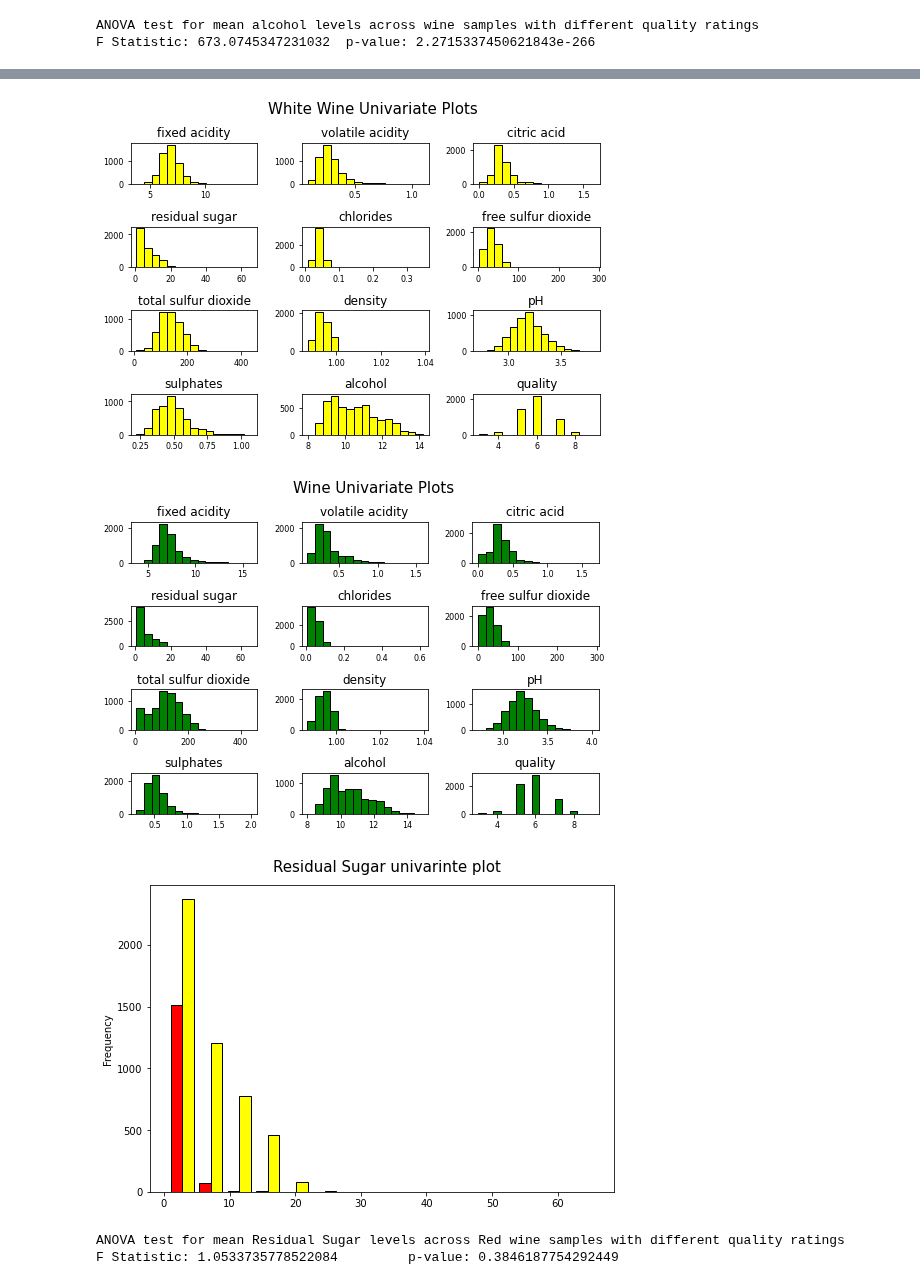
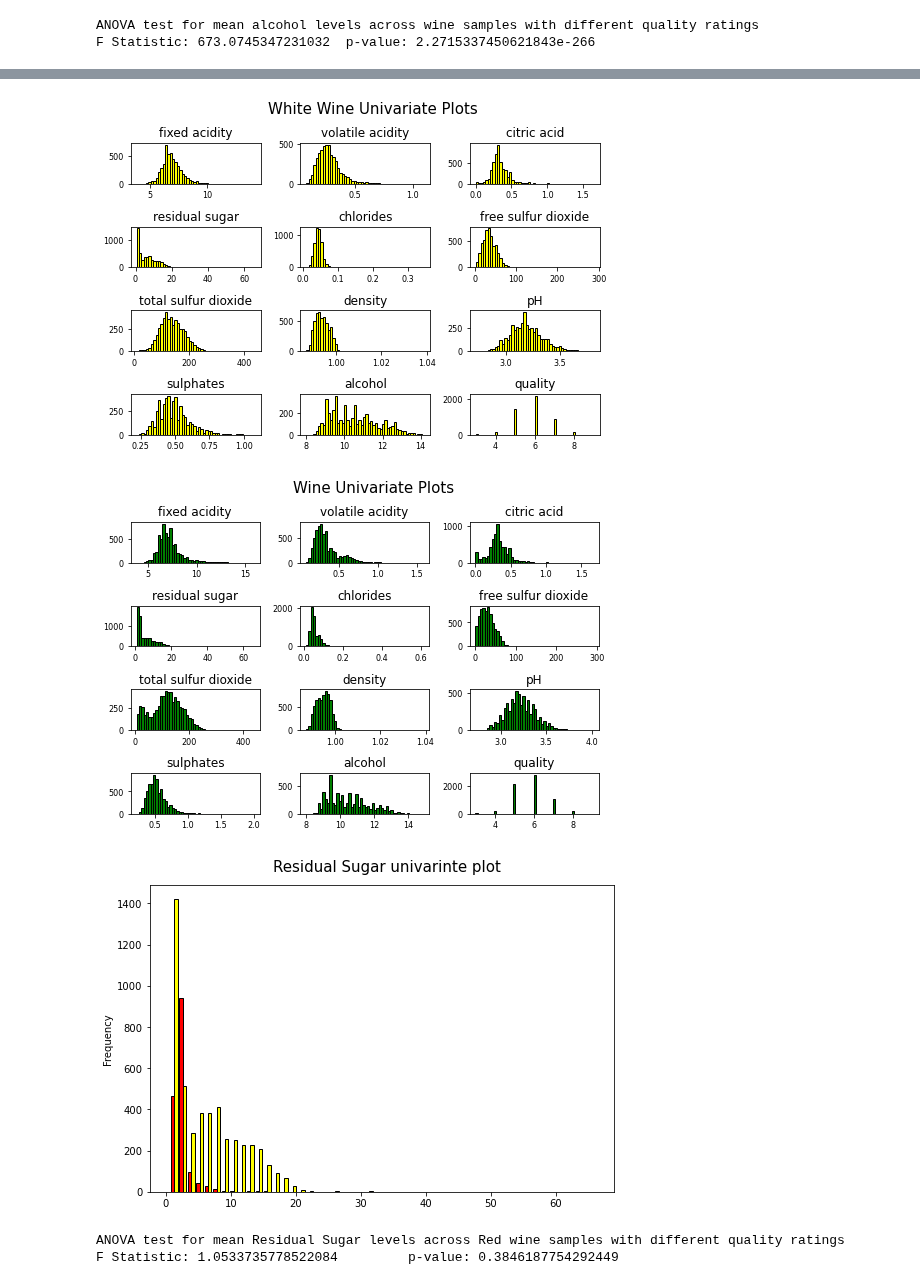
Before and after one commit to Jacopo-Spadon/Wine-not, a Jupyter notebook: Wine not data Wrangling.ipynb, the cells around one changed output, grey strips where cells are left out. Saved outputs shown, nothing was run; the diff lists cells and outputs as text; code cells hidden in the pictures.

```diff
--- a/Wine not data Wrangling.ipynb
+++ b/Wine not data Wrangling.ipynb
@@ -221,37 +240,37 @@ rt = plt.suptitle('Red Wine Univariate Plots', x=0.65, y=1.25, fontsize=15)
 # %%
 #Univariate Analysis White
 
-white_df.hist(bins=15, color='yellow', edgecolor='black', linewidth=1.0, xlabelsize=8, ylabelsize=8, grid=False)
+white_df.hist(bins=50, color='yellow', edgecolor='black', linewidth=1.0, xlabelsize=8, ylabelsize=8, grid=False)
 
 plt.tight_layout(rect=(0, 0, 1.2, 1.2))
 
 rt = plt.suptitle('White Wine Univariate Plots', x=0.65, y=1.25, fontsize=15)
 # %% [output]
-[figure, old version]
+[figure, new version]
 # %%
 #Univariate Analysis Wine
 
-wines.hist(bins=15, color='green', edgecolor='black', linewidth=1.0, xlabelsize=8, ylabelsize=8, grid=False)
+wines.hist(bins=50, color='green', edgecolor='black', linewidth=1.0, xlabelsize=8, ylabelsize=8, grid=False)
 
 plt.tight_layout(rect=(0, 0, 1.2, 1.2))
 
 rt = plt.suptitle('Wine Univariate Plots', x=0.65, y=1.25, fontsize=15)
 # %% [output]
-[figure, old version]
+[figure, new version]
 # %%
 # Residual Sugar univarinte plot
 
 sugar_red=wines[wines['wine_type'] == 'red']['residual sugar']
 sugar_white=wines[wines['wine_type'] == 'white']['residual sugar']
 
 comparative_sugar= pd.concat([sugar_red, sugar_white], axis='columns', keys=['Red Wine', 'White Wine'])
 
-plt.hist(comparative_sugar, bins=15, color=('red', 'yellow'), edgecolor='black')
+plt.hist(comparative_sugar, bins=50, color=('red', 'yellow'), edgecolor='black')
 plt.tight_layout(rect=(0, 0, 1.2, 1.2))
 plt.ylabel("Frequency")
 rt = plt.suptitle('Residual Sugar univarinte plot', x=0.65, y=1.25, fontsize=15)
 # %% [output]
-[figure, old version]
+[figure, new version]
 # %%
 # Residual Sugar level vary significantly among the classis of quality wines? - Red
 
```
Also changed, not shown: parts of 8 cells of this notebook.
